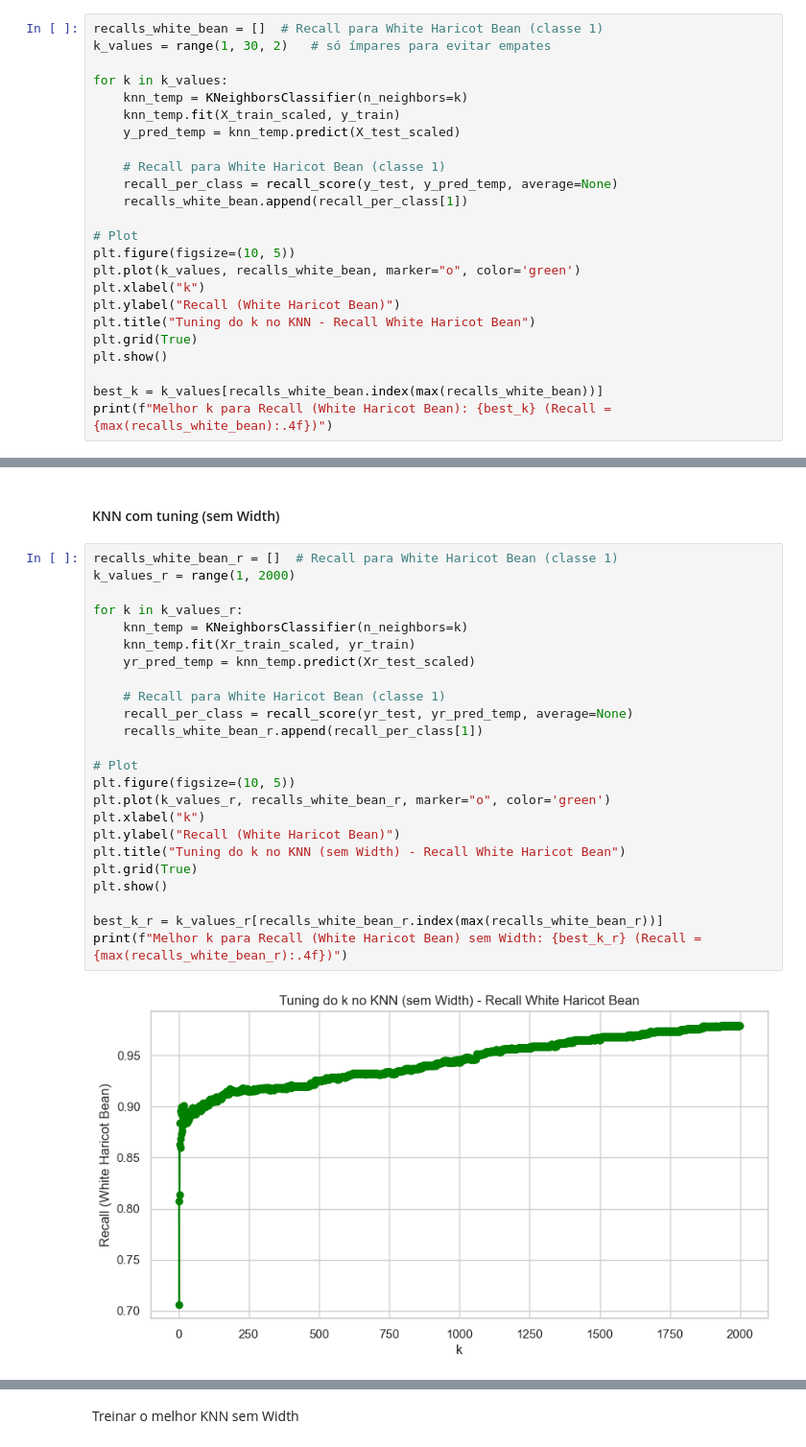
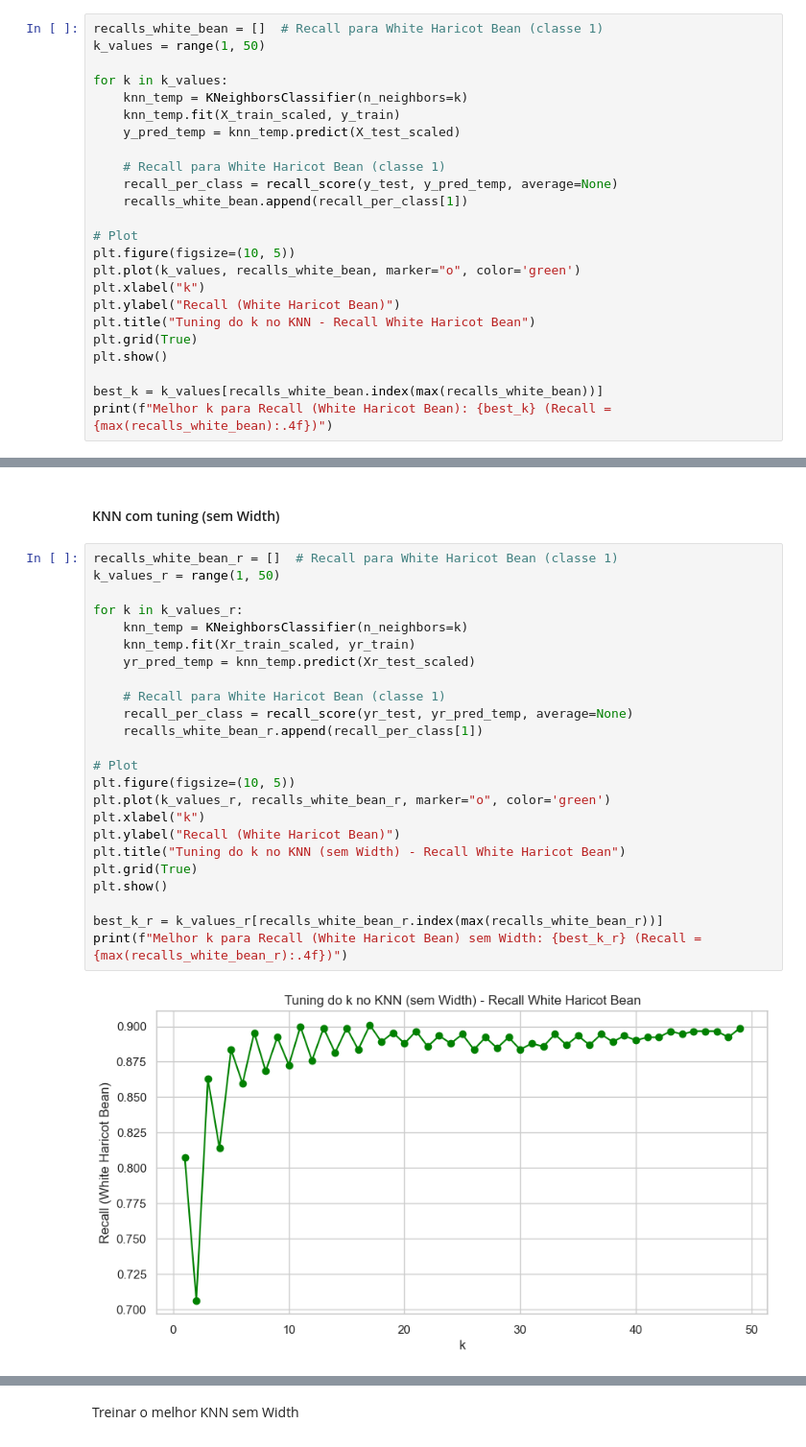
Before and after one commit to tomasgferreira06/ML_Challenge1, a Jupyter notebook: proj.ipynb, the cells around one changed output, grey strips where cells are left out. Shown at 96% size. Cells and saved outputs as stored; diff of their text form.

```diff
--- a/proj.ipynb
+++ b/proj.ipynb
@@ -509,7 +567,7 @@ Matriz de Confusão:
 Verificar se k=5 é mesmo o melhor valor (tuning)
 # %%
 recalls_white_bean = []  # Recall para White Haricot Bean (classe 1)
-k_values = range(1, 30, 2)   # só ímpares para evitar empates
+k_values = range(1, 50)
 
 for k in k_values:
     knn_temp = KNeighborsClassifier(n_neighbors=k)
@@ -627,27 +685,27 @@ Matriz de Confusão:
 #### KNN com tuning (sem Width)
 # %%
 recalls_white_bean_r = []  # Recall para White Haricot Bean (classe 1)
-k_values_r = range(1, 2000)
+k_values_r = range(1, 50)
 
 for k in k_values_r:
     knn_temp = KNeighborsClassifier(n_neighbors=k)
     knn_temp.fit(Xr_train_scaled, yr_train)
     yr_pred_temp = knn_temp.predict(Xr_test_scaled)
 
     # Recall para White Haricot Bean (classe 1)
     recall_per_class = recall_score(yr_test, yr_pred_temp, average=None)
     recalls_white_bean_r.append(recall_per_class[1])
 
 # Plot
 plt.figure(figsize=(10, 5))
 plt.plot(k_values_r, recalls_white_bean_r, marker="o", color='green')
 plt.xlabel("k")
 plt.ylabel("Recall (White Haricot Bean)")
 plt.title("Tuning do k no KNN (sem Width) - Recall White Haricot Bean")
 plt.grid(True)
 plt.show()
 
 best_k_r = k_values_r[recalls_white_bean_r.index(max(recalls_white_bean_r))]
 print(f"Melhor k para Recall (White Haricot Bean) sem Width: {best_k_r} (Recall = {max(recalls_white_bean_r):.4f})")
 # %% [output]
-[figure, old version]
+[figure, new version]
```
Also changed, not shown: parts of 12 cells of this notebook.
